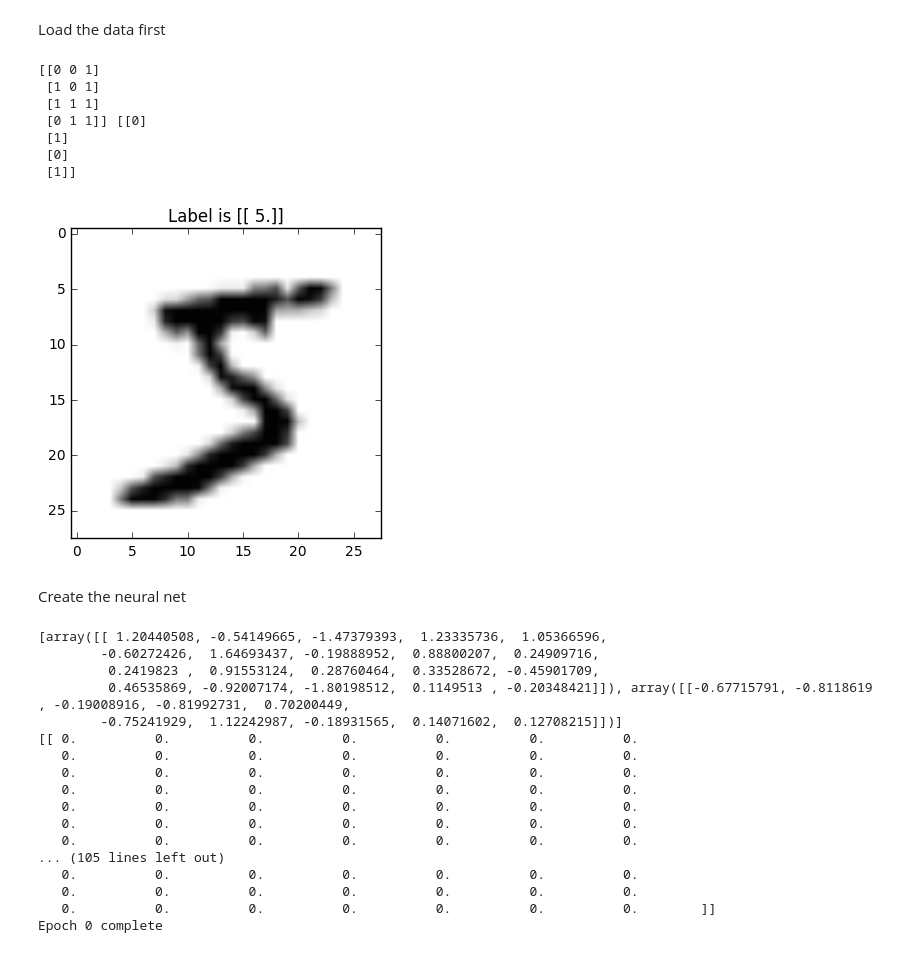
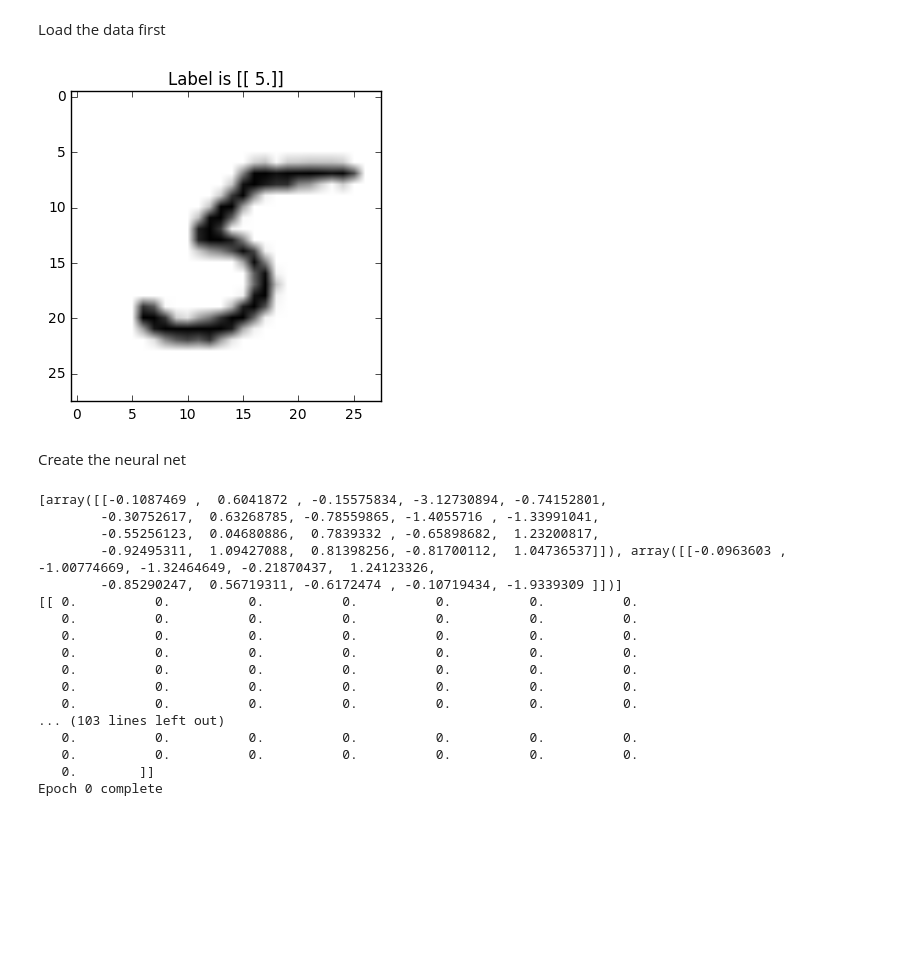
Before and after one commit to tongzou/mlclass, a Jupyter notebook: src/mnist1.ipynb, the cells around one changed output. Cells and saved outputs as stored; diff of their text form; code cells hidden in the pictures; blank space fills up the shorter version.

```diff
--- a/src/mnist1.ipynb
+++ b/src/mnist1.ipynb
@@ -12,34 +12,27 @@ training_data, training_labels, validation_data, validation_labels, test_data, t
 # %%
 def unison_shuffle(a, b):
     rng_state = np.random.get_state()
     np.random.shuffle(a)
     np.random.set_state(rng_state)
     np.random.shuffle(b)
 
-a = np.array([[0, 0, 1], [1, 0, 1], [0, 1, 1], [1, 1, 1]])
-b = np.array([[0, 1, 1, 0]]).T
+#a = np.array([[0, 0, 1], [1, 0, 1], [0, 1, 1], [1, 1, 1]])
+#b = np.array([[0, 1, 1, 0]]).T
 
-unison_shuffle(a,b)
-print a, b
+#unison_shuffle(a,b)
+#print a, b
 
 digits = np.array([[0, 1, 2, 3, 4, 5, 6, 7, 8, 9]]).T
 
 def showImage(data, label):
     pixels = (255 - data * 255).astype(int).reshape((28,28))
     plt.title('Label is {label}'.format(label=label.dot(digits)))
     plt.imshow(pixels, cmap='gray')
     plt.show()
 
 showImage(training_data[0], training_labels[0])
 # %% [output]
-[[0 0 1]
- [1 0 1]
- [1 1 1]
- [0 1 1]] [[0]
- [1]
- [0]
- [1]]
-[figure, old version]
+[figure, new version]
 # %%
 '''
 This Network class is adapted from Michael Nielsen's code.
@@ -154,11 +147,11 @@ net = Network([784, 20, 10])
 #net.SGD(training_data, training_labels, 1, 10, 3.0, test_data=test_data, test_labels=test_labels)
 net.SGD(training_data, training_labels, 1, 10, 3.0)
 # %% [output]
-[array([[ 1.20440508, -0.54149665, -1.47379393,  1.23335736,  1.05366596,
-        -0.60272426,  1.64693437, -0.19888952,  0.88800207,  0.24909716,
-         0.2419823 ,  0.91553124,  0.28760464,  0.33528672, -0.45901709,
-         0.46535869, -0.92007174, -1.80198512,  0.1149513 , -0.20348421]]), array([[-0.67715791, -0.8118619 , -0.19008916, -0.81992731,  0.70200449,
-        -0.75241929,  1.12242987, -0.18931565,  0.14071602,  0.12708215]])]
+[array([[-0.1087469 ,  0.6041872 , -0.15575834, -3.12730894, -0.74152801,
+        -0.30752617,  0.63268785, -0.78559865, -1.4055716 , -1.33991041,
+        -0.55256123,  0.04680886,  0.7839332 , -0.65898682,  1.23200817,
+        -0.92495311,  1.09427088,  0.81398256, -0.81700112,  1.04736537]]), array([[-0.0963603 , -1.00774669, -1.32464649, -0.21870437,  1.24123326,
+        -0.85290247,  0.56719311, -0.6172474 , -0.10719434, -1.9339309 ]])]
 [[ 0.          0.          0.          0.          0.          0.          0.
    0.          0.          0.          0.          0.          0.          0.
    0.          0.          0.          0.          0.          0.          0.
@@ -166,8 +159,8 @@ net.SGD(training_data, training_labels, 1, 10, 3.0)
    0.          0.          0.          0.          0.          0.          0.
    0.          0.          0.          0.          0.          0.          0.
    0.          0.          0.          0.          0.          0.          0.
-... (105 lines left out)
+... (103 lines left out)
    0.          0.          0.          0.          0.          0.          0.
    0.          0.          0.          0.          0.          0.          0.
-   0.          0.          0.          0.          0.          0.          0.        ]]
+   0.        ]]
 Epoch 0 complete
```
Also changed, not shown: 5 other files.
